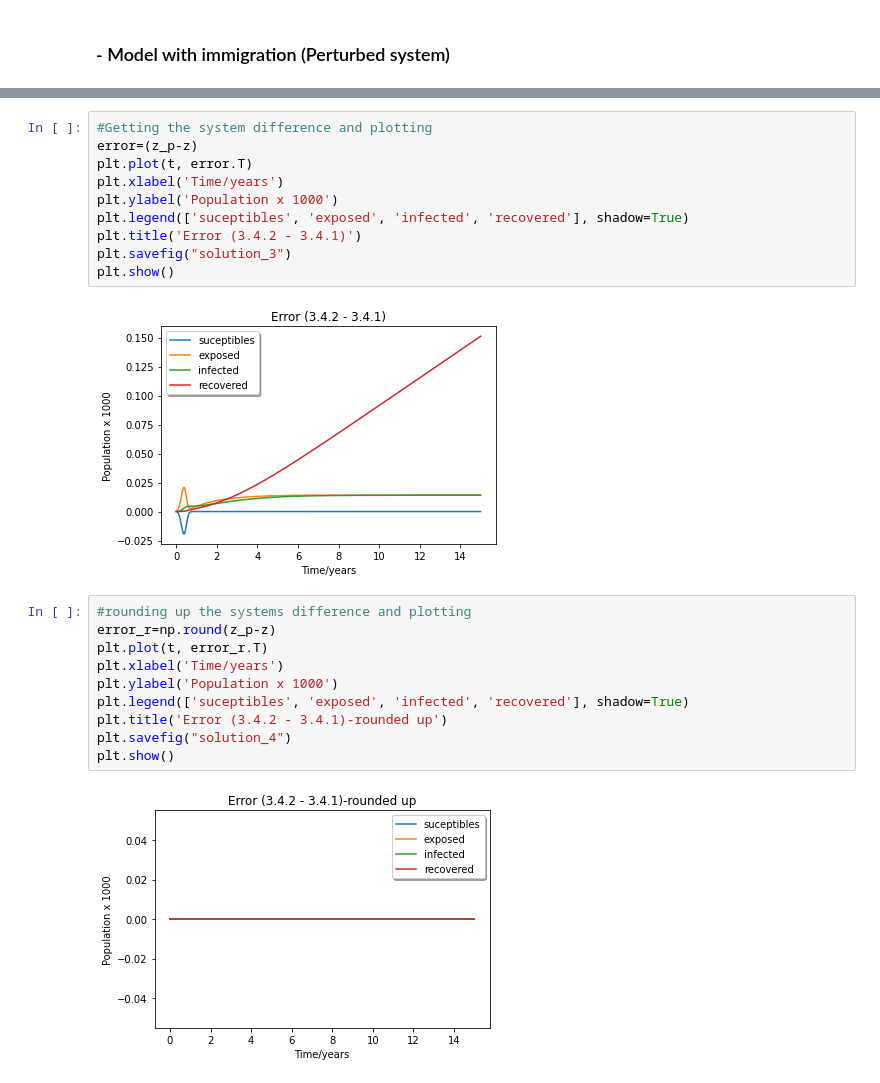
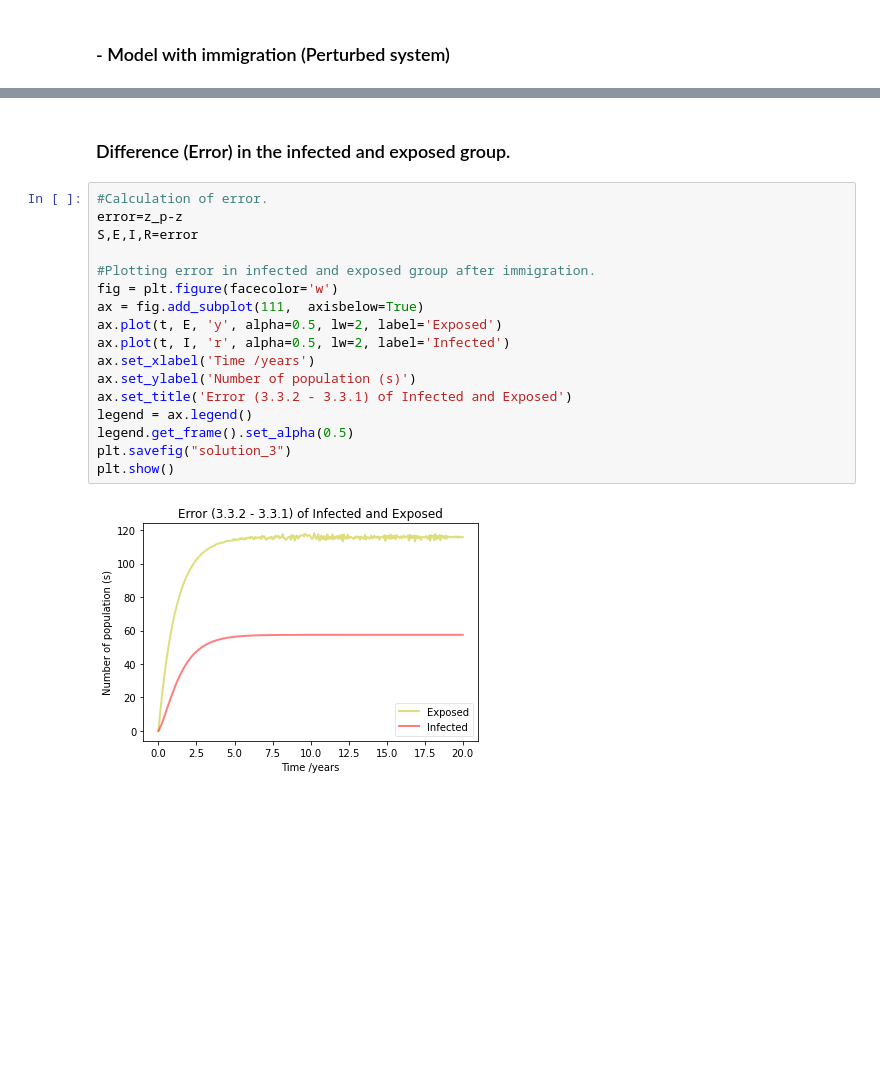
Before and after one commit to flo-owino/Regular_perturbation, a Jupyter notebook: florence_tb-in-KE_simulations.ipynb, the cells around one changed output, grey strips where cells are left out. Cells and saved outputs as stored; diff of their text form; blank space fills up the shorter version.

```diff
--- a/florence_tb-in-KE_simulations.ipynb
+++ b/florence_tb-in-KE_simulations.ipynb
@@ -112,24 +127,21 @@ plt.show()
-# %%
-#Getting the system difference and plotting
-error=(z_p-z)
-plt.plot(t, error.T)
-plt.xlabel('Time/years')
-plt.ylabel('Population x 1000')
-plt.legend(['suceptibles', 'exposed', 'infected', 'recovered'], shadow=True)
-plt.title('Error (3.4.2 - 3.4.1)')
-plt.savefig("solution_3")
-plt.show()
-# %% [output]
-[figure, removed]
-# %%
-#rounding up the systems difference and plotting
-error_r=np.round(z_p-z)
-plt.plot(t, error_r.T)
-plt.xlabel('Time/years')
-plt.ylabel('Population x 1000')
-plt.legend(['suceptibles', 'exposed', 'infected', 'recovered'], shadow=True)
-plt.title('Error (3.4.2 - 3.4.1)-rounded up')
-plt.savefig("solution_4")
-plt.show()
-# %% [output]
-[figure, removed]
+# %% [markdown]
+### Difference (Error) in the infected and exposed group.
+# %%
+#Calculation of error.
+error=z_p-z
+S,E,I,R=error
+
+#Plotting error in infected and exposed group after immigration.
+fig = plt.figure(facecolor='w')
+ax = fig.add_subplot(111,  axisbelow=True)
+ax.plot(t, E, 'y', alpha=0.5, lw=2, label='Exposed')
+ax.plot(t, I, 'r', alpha=0.5, lw=2, label='Infected')
+ax.set_xlabel('Time /years')
+ax.set_ylabel('Number of population (s)')
+ax.set_title('Error (3.3.2 - 3.3.1) of Infected and Exposed')
+legend = ax.legend()
+legend.get_frame().set_alpha(0.5)
+plt.savefig("solution_3")
+plt.show()
+# %% [output]
+[figure, added]
```
Also changed, not shown: parts of 5 cells of this notebook, 4 other files.
